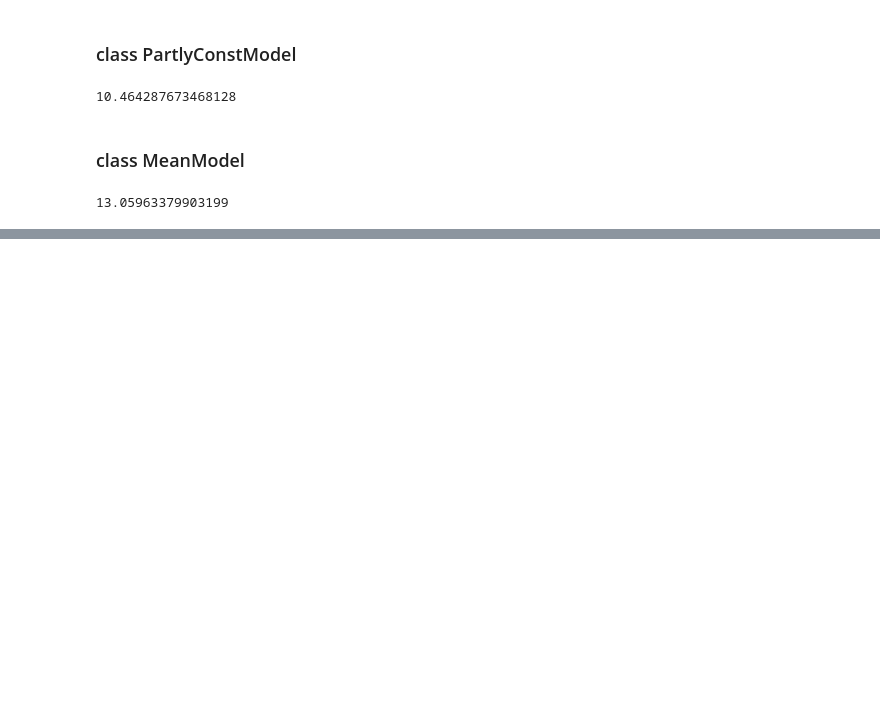
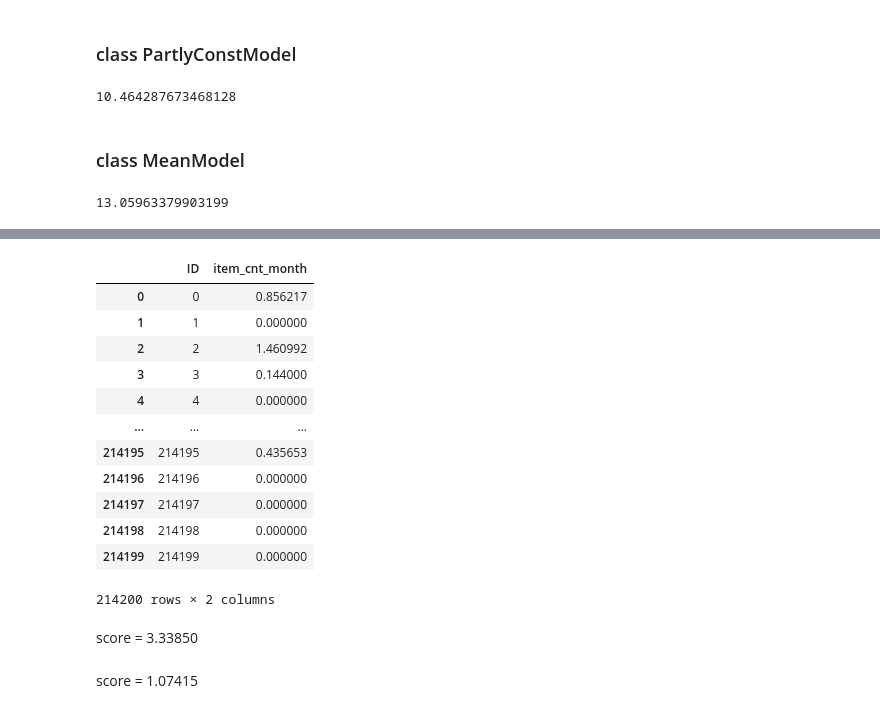
Before and after one commit to vkhmara/EPAM-Internship, a Jupyter notebook: Predict future sales/Experiments.ipynb, the cells around one changed output, grey strips where cells are left out. Drawn from its saved outputs; the diff is of its cells as text; code cells hidden in the pictures; blank space fills up the shorter version.

```diff
--- a/Predict future sales/Experiments.ipynb
+++ b/Predict future sales/Experiments.ipynb
@@ -948,0 +970,18 @@ MSE(test_target, mean_predicted)
+# %%
+pd.read_csv('data/my_submission_1.csv')
+# %% [output]
+|  | ID | item_cnt_month |
+| 0 | 0 | 0.856217 |
+| 1 | 1 | 0.000000 |
+| 2 | 2 | 1.460992 |
+| 3 | 3 | 0.144000 |
+| 4 | 4 | 0.000000 |
+| ... | ... | ... |
+| 214195 | 214195 | 0.435653 |
+| 214196 | 214196 | 0.000000 |
+| 214197 | 214197 | 0.000000 |
+| 214198 | 214198 | 0.000000 |
+| 214199 | 214199 | 0.000000 |
+214200 rows × 2 columns
+# %% [markdown]
+score = 3.33850
@@ -948,0 +996,2 @@ MSE(test_target, mean_predicted)
+# %% [markdown]
+score = 1.07415
```
Also changed, not shown: parts of 14 cells of this notebook, 1 other file.
